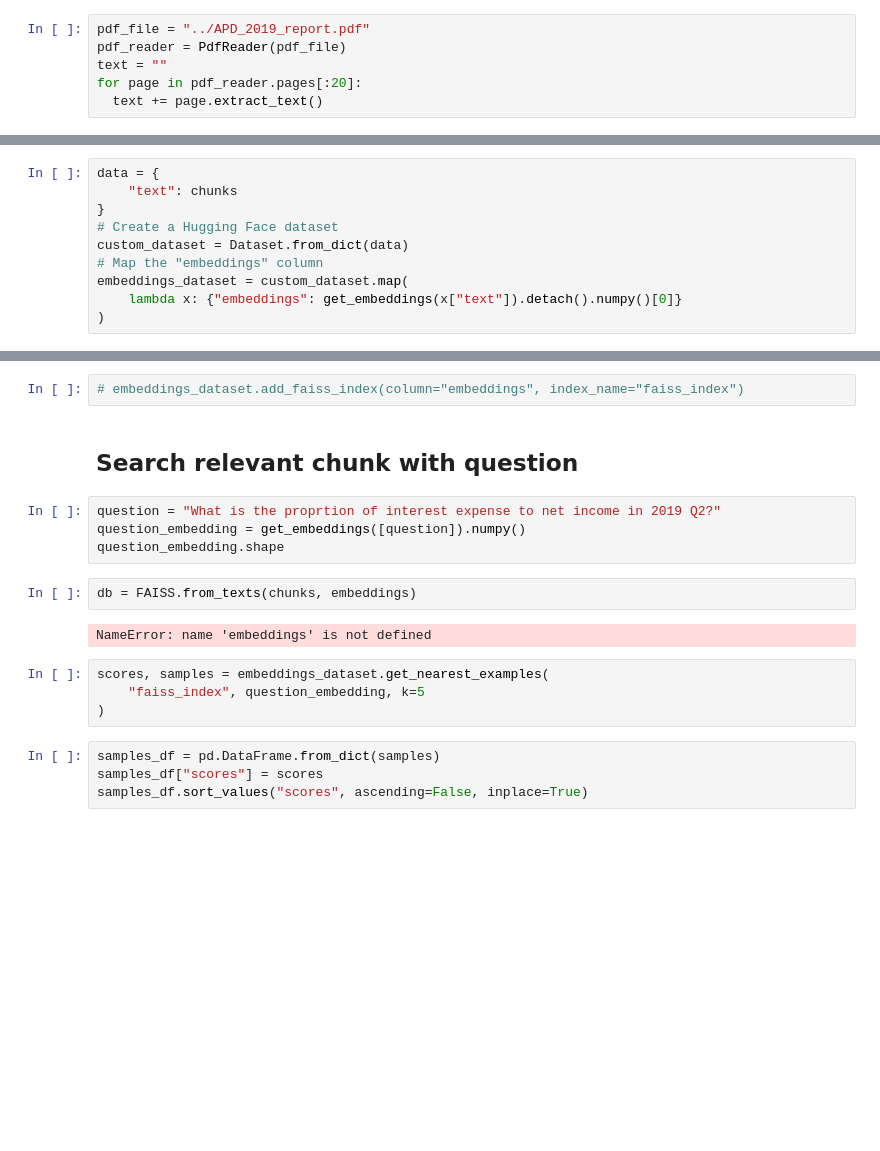
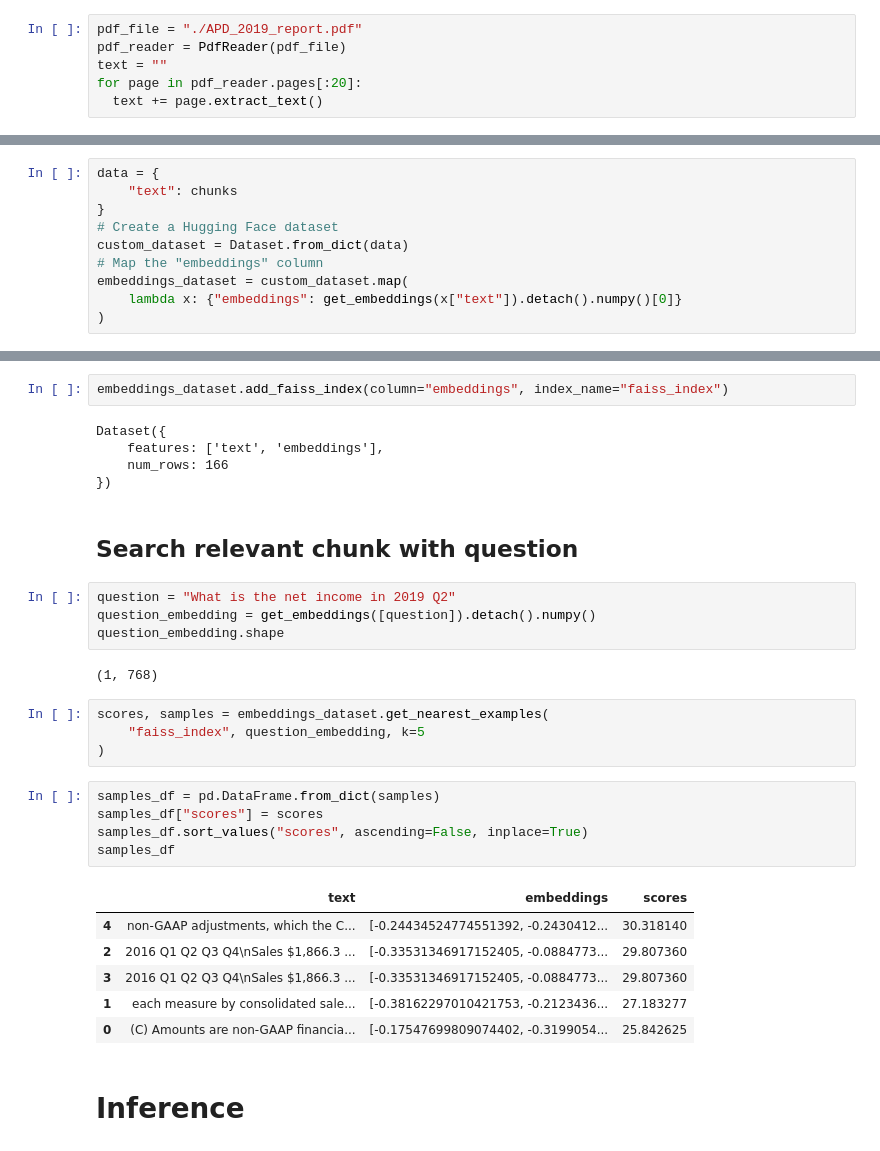
Before and after one commit to Abhi23run/CSE8803_DLT_Project, a Jupyter notebook: ashish_pipeline_test/a.chunking.ipynb, the cells around one changed output, grey strips where cells are left out. Cells and saved outputs as stored; diff of their text form; blank space fills up the shorter version.

Commit message:
Inference

```diff
--- a/ashish_pipeline_test/a.chunking.ipynb
+++ b/ashish_pipeline_test/a.chunking.ipynb
@@ -10,7 +39,7 @@ import faiss
 # %% [markdown]
 ## Read PDF and parse
 # %%
-pdf_file = "../APD_2019_report.pdf"
+pdf_file = "./APD_2019_report.pdf"
 pdf_reader = PdfReader(pdf_file)
 text = ""
 for page in pdf_reader.pages[:20]:
@@ -62,15 +91,18 @@ import faiss
 # %%
-# embeddings_dataset.add_faiss_index(column="embeddings", index_name="faiss_index")
+embeddings_dataset.add_faiss_index(column="embeddings", index_name="faiss_index")
+# %% [output]
+Dataset({
+    features: ['text', 'embeddings'],
+    num_rows: 166
+})
 # %% [markdown]
 ## Search relevant chunk with question
 # %%
-question = "What is the proprtion of interest expense to net income in 2019 Q2?"
-question_embedding = get_embeddings([question]).numpy()
+question = "What is the net income in 2019 Q2"
+question_embedding = get_embeddings([question]).detach().numpy()
 question_embedding.shape
+# %% [output]
+(1, 768)
-# %%
-db = FAISS.from_texts(chunks, embeddings)
-# %% [output]
-NameError: name 'embeddings' is not defined
 # %%
 scores, samples = embeddings_dataset.get_nearest_examples(
     "faiss_index", question_embedding, k=5
@@ -78,4 +110,14 @@ scores, samples = embeddings_dataset.get_nearest_examples(
 # %%
 samples_df = pd.DataFrame.from_dict(samples)
 samples_df["scores"] = scores
 samples_df.sort_values("scores", ascending=False, inplace=True)
+samples_df
+# %% [output]
+|  | text | embeddings | scores |
+| 4 | non-GAAP adjustments, which the C... | [-0.24434524774551392, -0.2430412... | 30.318140 |
+| 2 | 2016 Q1 Q2 Q3 Q4\nSales $1,866.3 ... | [-0.33531346917152405, -0.0884773... | 29.807360 |
+| 3 | 2016 Q1 Q2 Q3 Q4\nSales $1,866.3 ... | [-0.33531346917152405, -0.0884773... | 29.807360 |
+| 1 | each measure by consolidated sale... | [-0.38162297010421753, -0.2123436... | 27.183277 |
+| 0 | (C) Amounts are non-GAAP financia... | [-0.17547699809074402, -0.3199054... | 25.842625 |
+# %% [markdown]
+# Inference
```
Also changed, not shown: parts of 10 cells of this notebook.
